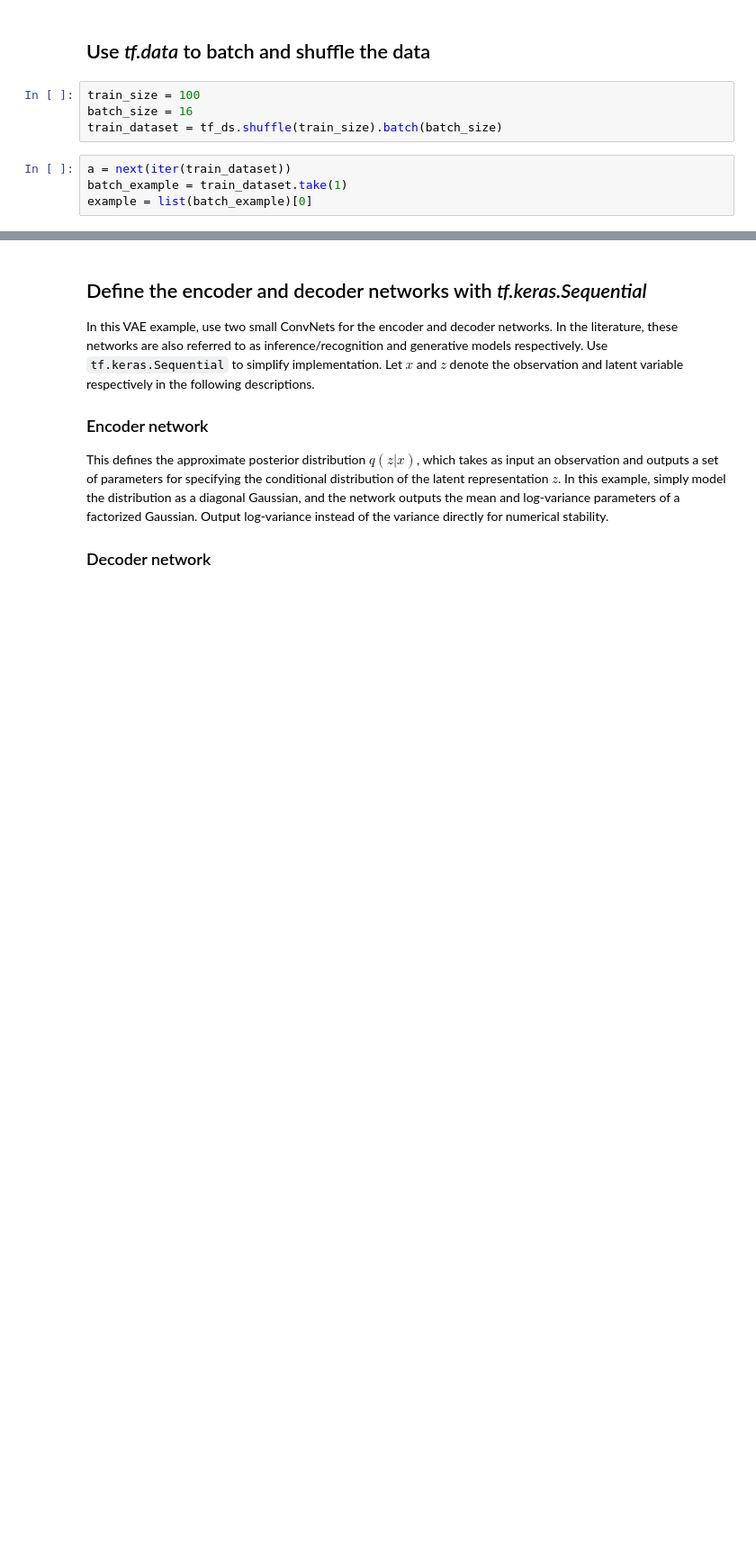
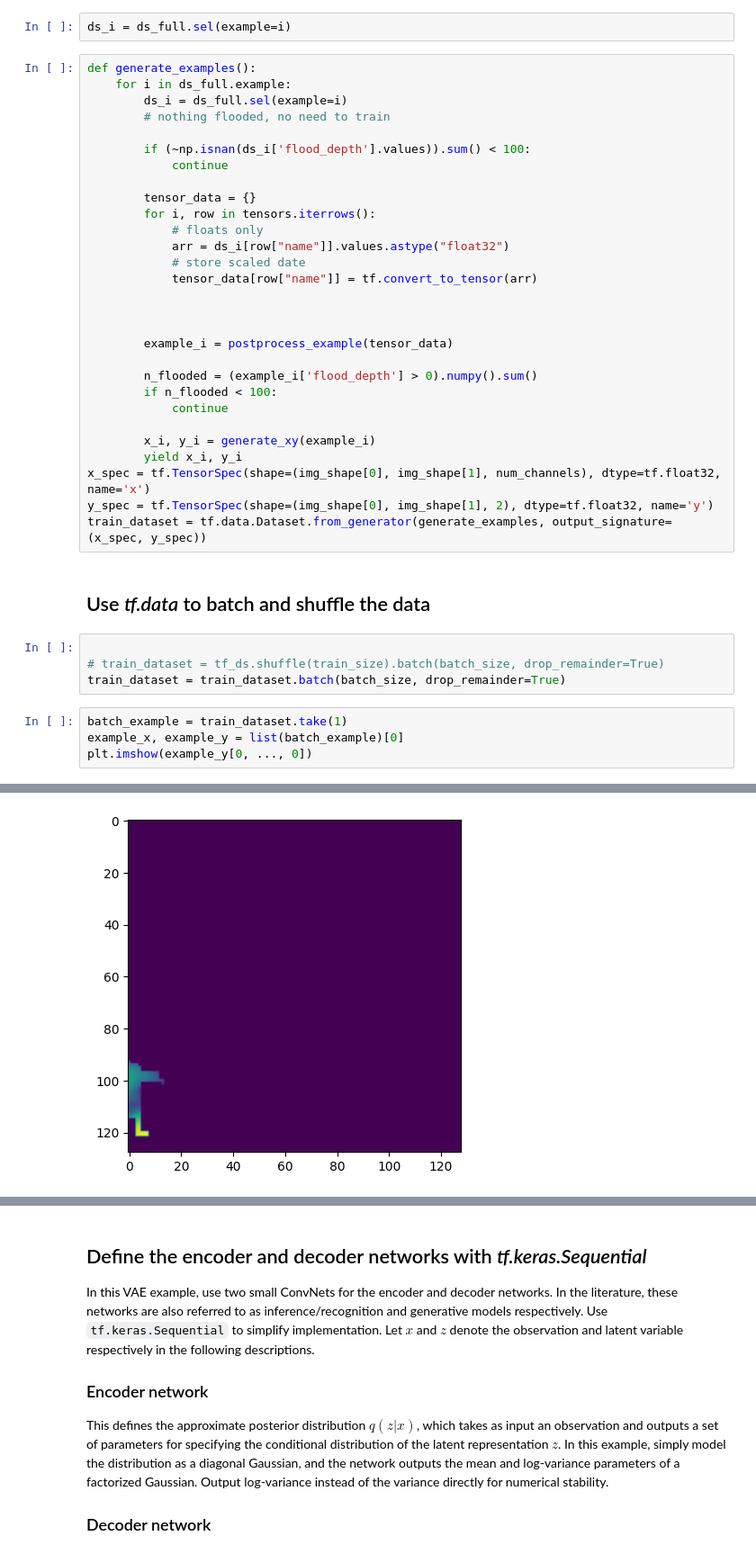
Before and after one commit to openearth/student-case-indonesia, a Jupyter notebook: model/cvae.ipynb, the cells around one changed output, grey strips where cells are left out. Shown at 90% size. Saved outputs shown, nothing was run; the diff lists cells and outputs as text; blank space fills up the shorter version.

```diff
--- a/model/cvae.ipynb
+++ b/model/cvae.ipynb
@@ -94,10 +152,42 @@ tf_ds = tf.data.Dataset.from_tensor_slices(tensor_data)
+# %%
+ds_i = ds_full.sel(example=i)
+# %%
+def generate_examples():
+    for i in ds_full.example:
+        ds_i = ds_full.sel(example=i)
+        # nothing flooded, no need to train
+
+        if (~np.isnan(ds_i['flood_depth'].values)).sum() < 100:
+            continue
+
+        tensor_data = {}
+        for i, row in tensors.iterrows():
+            # floats only
+            arr = ds_i[row["name"]].values.astype("float32")
+            # store scaled date
+            tensor_data[row["name"]] = tf.convert_to_tensor(arr)
+
+
+
+        example_i = postprocess_example(tensor_data)
+
+        n_flooded = (example_i['flood_depth'] > 0).numpy().sum()
+        if n_flooded < 100:
+            continue
+
+        x_i, y_i = generate_xy(example_i)
+        yield x_i, y_i
+x_spec = tf.TensorSpec(shape=(img_shape[0], img_shape[1], num_channels), dtype=tf.float32, name='x')
+y_spec = tf.TensorSpec(shape=(img_shape[0], img_shape[1], 2), dtype=tf.float32, name='y')
+train_dataset = tf.data.Dataset.from_generator(generate_examples, output_signature=(x_spec, y_spec))
 # %% [markdown]
 ## Use *tf.data* to batch and shuffle the data
 # %%
-train_size = 100
-batch_size = 16
-train_dataset = tf_ds.shuffle(train_size).batch(batch_size)
+
+# train_dataset = tf_ds.shuffle(train_size).batch(batch_size, drop_remainder=True)
+train_dataset = train_dataset.batch(batch_size, drop_remainder=True)
 # %%
-a = next(iter(train_dataset))
 batch_example = train_dataset.take(1)
-example = list(batch_example)[0]
+example_x, example_y = list(batch_example)[0]
+plt.imshow(example_y[0, ..., 0])
+# %% [output]
@@ -103,0 +195 @@ example = list(batch_example)[0]
+[figure, added]
```
Also changed, not shown: parts of 23 cells of this notebook.
